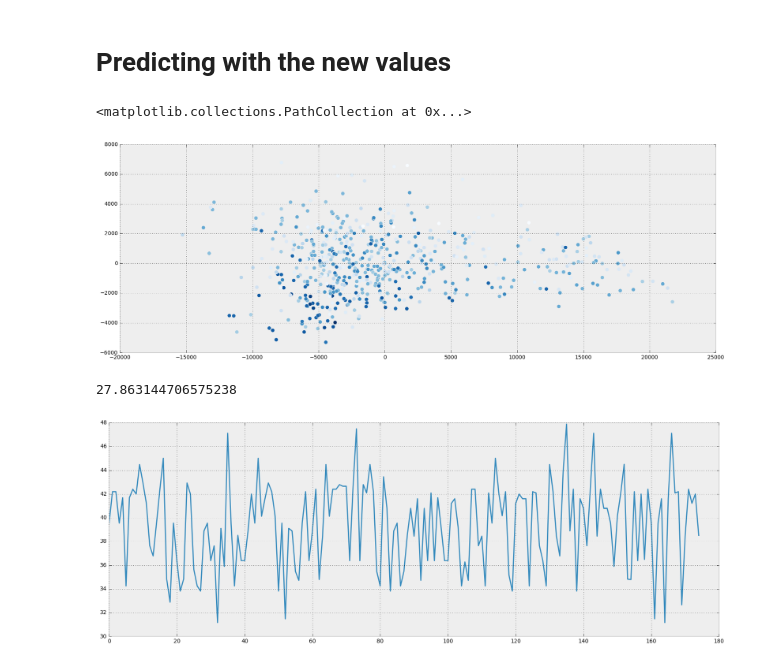
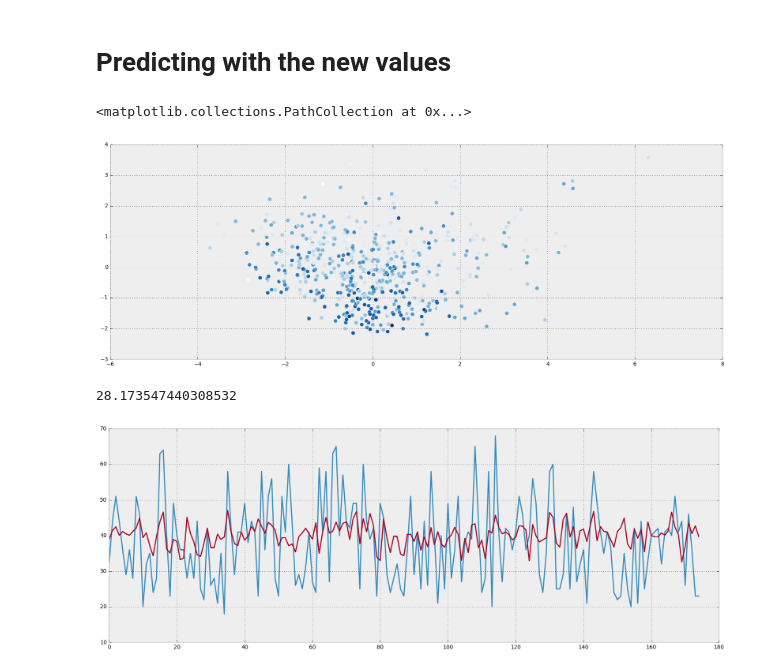
Before and after one commit to palanglois/rythmChallenge, a Jupyter notebook: hypnogram.ipynb, the cells around one changed output. Saved outputs shown, nothing was run; the diff lists cells and outputs as text; code cells hidden in the pictures.

```diff
--- a/hypnogram.ipynb
+++ b/hypnogram.ipynb
@@ -64,6 +64,9 @@ def get_periods_deep_sleep(row):
                 periods.append(cnt)
                 cnt = 0
     if cnt > 0: periods.append(cnt)
-    return pd.Series({"AVERAGE_DEEP_SLEEP": 30*np.mean(periods), "NUMBER_DEEP_SLEEP": len(periods)})
+    return pd.Series({"AVERAGE_DEEP_SLEEP": 30*np.mean(periods),
+                      "MAX_DEEP_SLEEP": 30*np.max(periods),
+                      "MIN_DEEP_SLEEP": 30*np.min(periods),
+                      "NUMBER_DEEP_SLEEP": len(periods)})
 # %%
 train = train.merge(train_hypno.apply(get_periods_deep_sleep, axis=1), left_index=True, right_index=True)
@@ -79,6 +98,9 @@ from sklearn.model_selection import train_test_split
 # %%
 data = train[["SLEEP_TIME", "DEEP_SLEEP_TIME", "AVERAGE_DEEP_SLEEP", "NUMBER_DEEP_SLEEP"]].values
 ages = ages.values.ravel()
+# %%
+StdSc = StandardScaler()
+data = StdSc.fit_transform(data, ages)
 # %%
 X_train, X_test, y_train, y_test = train_test_split(data, ages, test_size=0.3, random_state=42)
 # %%
@@ -89,16 +111,17 @@ data_red = pca.transform(data, ages)
 plt.scatter(data_red[:, 0], data_red[:, 1], s=50, c=ages, cmap=plt.get_cmap("Blues"))
 # %% [output]
 <matplotlib.collections.PathCollection at 0x...>
-[figure, old version]
+[figure, new version]
 # %%
-reg = AdaBoostRegressor(random_state=42)
+reg = SVR(kernel="rbf")
 reg.fit(X_train, y_train)
 pred = reg.predict(X_test)
 score_function(y_test, pred)
 # %% [output]
-27.863144706575238
+28.173547440308532
 # %%
+plt.plot(y_test)
 plt.plot(pred)
 plt.show()
 # %% [output]
-[figure, old version]
+[figure, new version]
```
Also changed, not shown: parts of 6 cells of this notebook, 1 other file.
